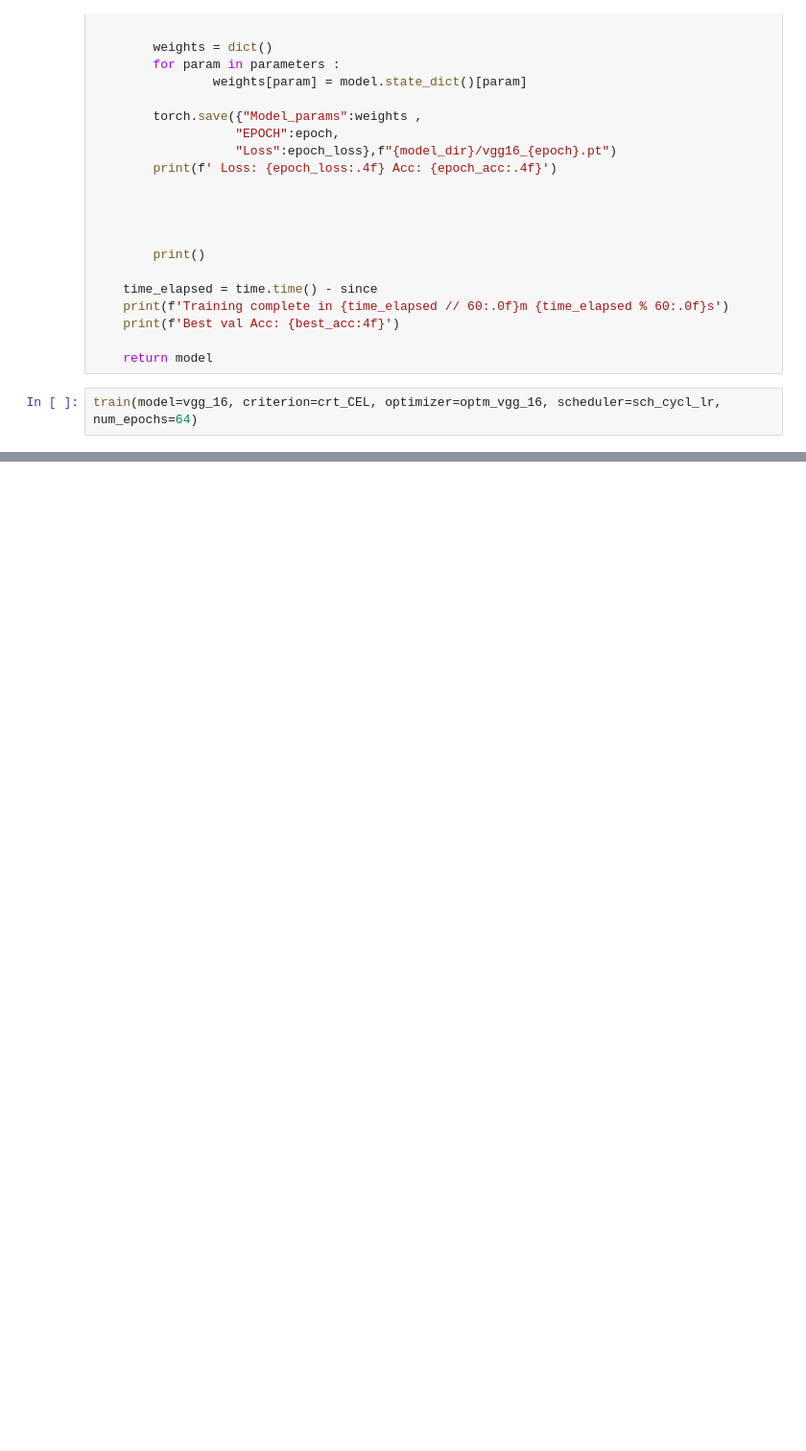
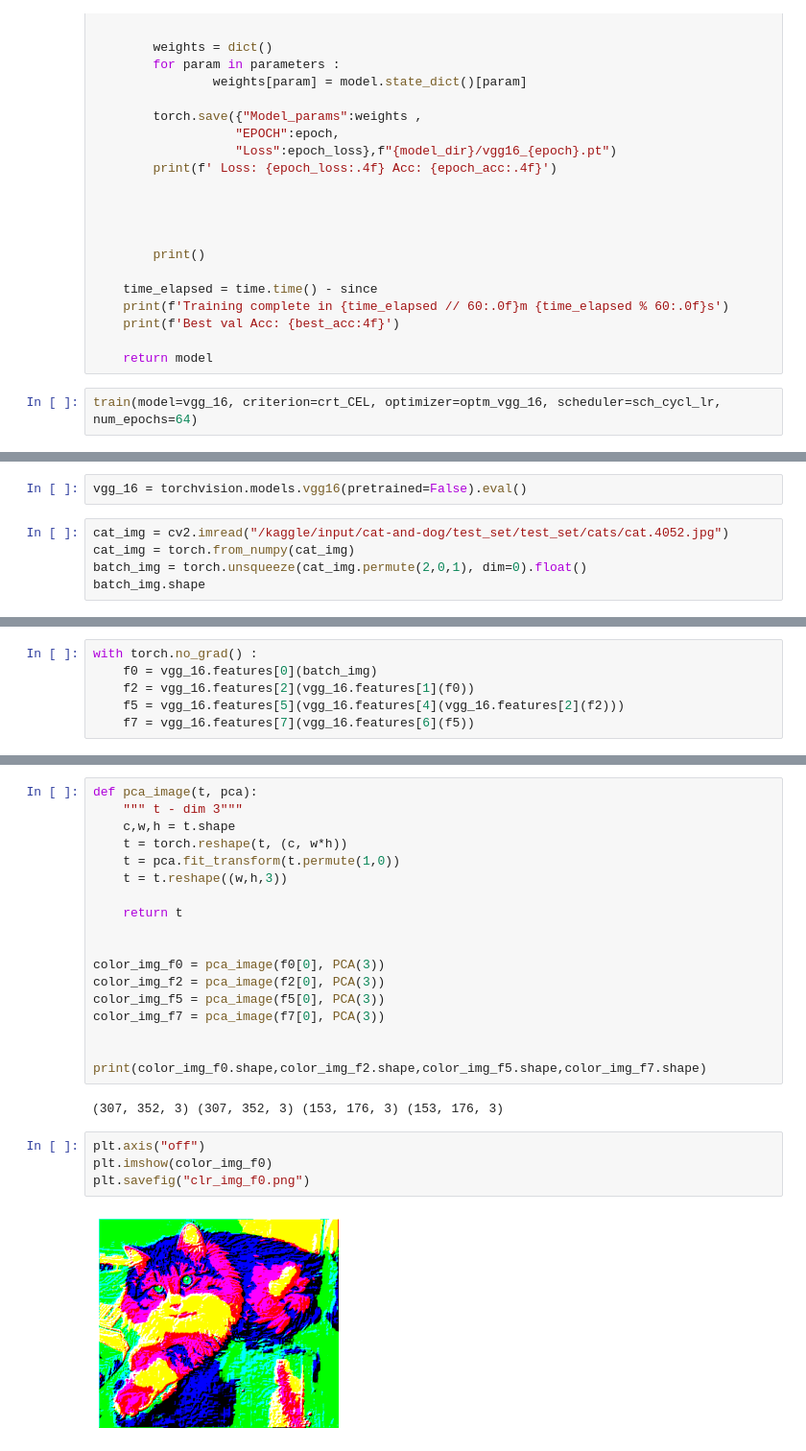
Before and after one commit to 8bitnand/Blogs, a Jupyter notebook: Visualizing the learning of a neural network/VGG16.ipynb, the cells around one changed output, grey strips where cells are left out. Shown: that part at 96% size. Drawn from its saved outputs; the diff is of its cells as text; blank space fills up the shorter version.

```diff
--- a/Visualizing the learning of a neural network/VGG16.ipynb
+++ b/Visualizing the learning of a neural network/VGG16.ipynb
@@ -188,0 +319,7 @@ for ft in os.listdir("model/vgg16_imgs/")   :
+# %%
+vgg_16 = torchvision.models.vgg16(pretrained=False).eval()
+# %%
+cat_img = cv2.imread("/kaggle/input/cat-and-dog/test_set/test_set/cats/cat.4052.jpg")
+cat_img = torch.from_numpy(cat_img)
+batch_img = torch.unsqueeze(cat_img.permute(2,0,1), dim=0).float()
+batch_img.shape
@@ -188,0 +328,6 @@ for ft in os.listdir("model/vgg16_imgs/")   :
+# %%
+with torch.no_grad() :
+    f0 = vgg_16.features[0](batch_img)
+    f2 = vgg_16.features[2](vgg_16.features[1](f0))
+    f5 = vgg_16.features[5](vgg_16.features[4](vgg_16.features[2](f2)))
+    f7 = vgg_16.features[7](vgg_16.features[6](f5))
@@ -188,0 +349,26 @@ for ft in os.listdir("model/vgg16_imgs/")   :
+# %%
+def pca_image(t, pca):
+    """ t - dim 3"""
+    c,w,h = t.shape
+    t = torch.reshape(t, (c, w*h))
+    t = pca.fit_transform(t.permute(1,0))
+    t = t.reshape((w,h,3))
+
+    return t
+
+
+color_img_f0 = pca_image(f0[0], PCA(3))
+color_img_f2 = pca_image(f2[0], PCA(3))
+color_img_f5 = pca_image(f5[0], PCA(3))
+color_img_f7 = pca_image(f7[0], PCA(3))
+
+
+print(color_img_f0.shape,color_img_f2.shape,color_img_f5.shape,color_img_f7.shape)
+# %% [output]
+(307, 352, 3) (307, 352, 3) (153, 176, 3) (153, 176, 3)
+# %%
+plt.axis("off")
+plt.imshow(color_img_f0)
+plt.savefig("clr_img_f0.png")
+# %% [output]
+[figure, added]
```
Also changed, not shown: parts of 26 cells of this notebook.
